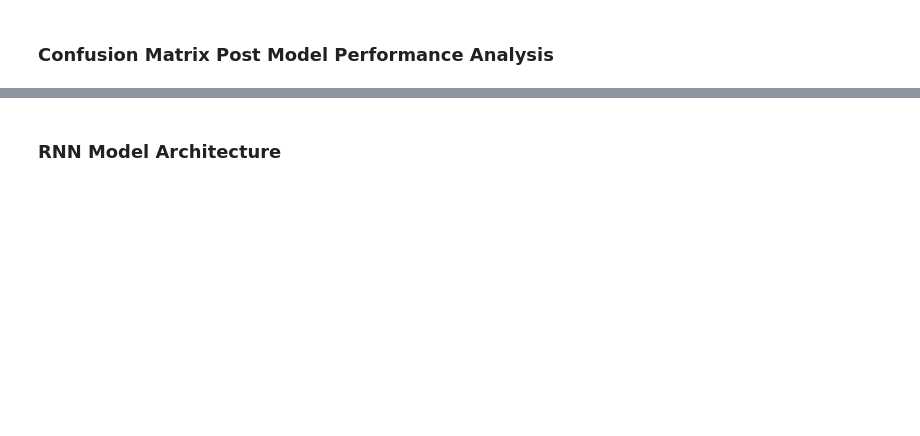
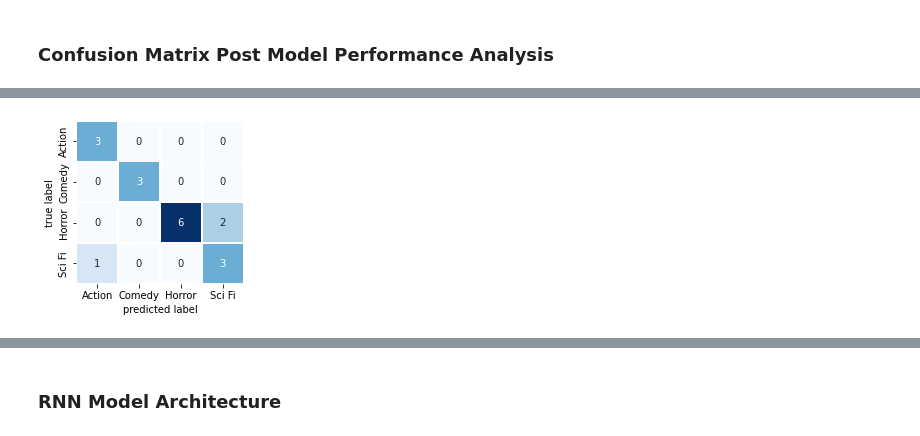
Before and after one commit to alawrence30/Machine-Learning, a Jupyter notebook: Assignment_3_v2.ipynb, the cells around one changed output, grey strips where cells are left out. Saved outputs shown, nothing was run; the diff lists cells and outputs as text; code cells hidden in the pictures; blank space fills up the shorter version.

```diff
--- a/Assignment_3_v2.ipynb
+++ b/Assignment_3_v2.ipynb
@@ -1385,3 +1396,13 @@ model3=tf.keras.Sequential([encoder
+# %%
+## Model 5: Reduced neurons in hidden layers to 32
+num_classes=4
+model5=tf.keras.Sequential([encoder
+   ,tf.keras.layers.Embedding(len(encoder.get_vocabulary()), 64, mask_zero=True)
+   ,tf.keras.layers.Bidirectional(tf.keras.layers.LSTM(32,  return_sequences=True, dropout=0.3))
+   ,tf.keras.layers.Bidirectional(tf.keras.layers.LSTM(32, dropout=0.3))
+   ,tf.keras.layers.Dense(64, activation='relu')
+   ,tf.keras.layers.Dense(num_classes,activation='softmax')
+])
 # %% [markdown]
 Change around optimizers (other than Adam)
 
@@ -1405,3 +1431,8 @@ model3.compile(optimizer= tf.keras.optimizers.Adam( )
+# %%
+## Model 5
+model5.compile(optimizer= tf.keras.optimizers.Adam( )
+              ,loss=tf.keras.losses.SparseCategoricalCrossentropy()
+              ,metrics=['accuracy'])
 # %% [markdown]
 Pass in trainign data (epcochs set to 200)
 
@@ -1576,3 +1815,8 @@ y3 = np.concatenate([y for x, y in test_ds], axis=0)
+# %%
+## Model 5
+preds5 = model5.predict(test_ds)
+y_pred5 = np.argmax(preds5, axis=1)
+y5 = np.concatenate([y for x, y in test_ds], axis=0)
 # %%
 CLASSES_LIST = ['Action','Comedy','Horror','Sci Fi']
 # %%
@@ -1587,3 +1842,8 @@ plot_confusion_matrix_labeled(y3,y_pred3, CLASSES_LIST=CLASSES_LIST)
+# %%
+## Model 5
+plot_confusion_matrix_labeled(y5,y_pred5, CLASSES_LIST=CLASSES_LIST)
+# %% [output]
+[figure, added]
 # %%
 cm = sns.light_palette((260, 75, 60), input="husl", as_cmap=True)
 # %%
```
Also changed, not shown: parts of 41 cells of this notebook.
